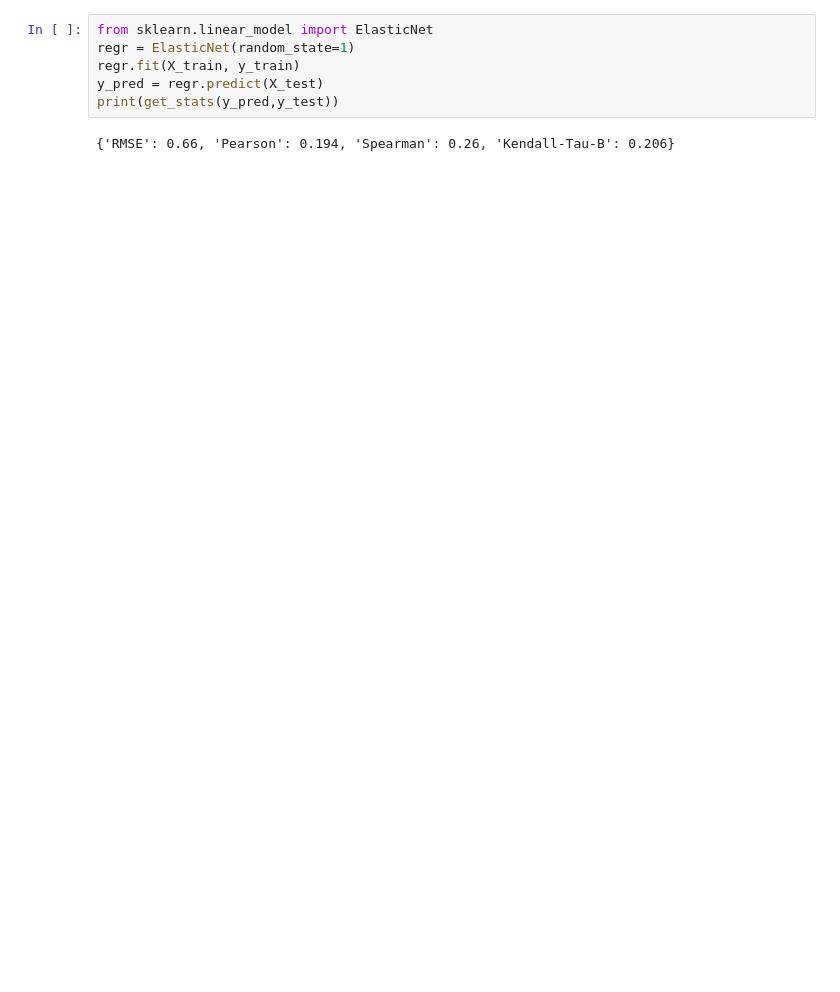
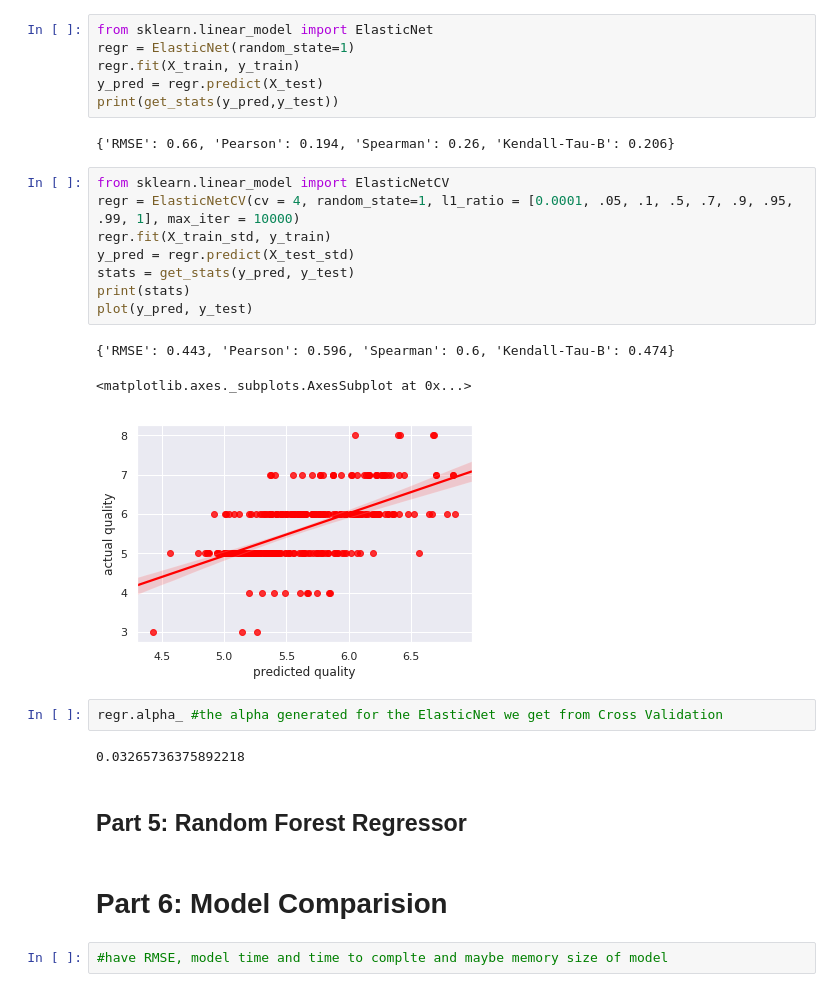
Before and after one commit to hbunker/tutorials, a Jupyter notebook: ML_tutorials/ML_Basics_I_Reg.ipynb, the cells around one changed output. Saved outputs shown, nothing was run; the diff lists cells and outputs as text; blank space fills up the shorter version.

Commit message:
Add files via upload
updated LASSO and other advanced linear models

```diff
--- a/ML_tutorials/ML_Basics_I_Reg.ipynb
+++ b/ML_tutorials/ML_Basics_I_Reg.ipynb
@@ -329,3 +333,25 @@ y_pred = regr.predict(X_test)
 print(get_stats(y_pred,y_test))
 # %% [output]
 {'RMSE': 0.66, 'Pearson': 0.194, 'Spearman': 0.26, 'Kendall-Tau-B': 0.206}
+# %%
+from sklearn.linear_model import ElasticNetCV
+regr = ElasticNetCV(cv = 4, random_state=1, l1_ratio = [0.0001, .05, .1, .5, .7, .9, .95, .99, 1], max_iter = 10000)
+regr.fit(X_train_std, y_train)
+y_pred = regr.predict(X_test_std)
+stats = get_stats(y_pred, y_test)
+print(stats)
+plot(y_pred, y_test)
+# %% [output]
+{'RMSE': 0.443, 'Pearson': 0.596, 'Spearman': 0.6, 'Kendall-Tau-B': 0.474}
+<matplotlib.axes._subplots.AxesSubplot at 0x...>
+[figure, added]
+# %%
+regr.alpha_ #the alpha generated for the ElasticNet we get from Cross Validation
+# %% [output]
+0.03265736375892218
+# %% [markdown]
+## Part 5: Random Forest Regressor
+# %% [markdown]
+# Part 6: Model Comparision
+# %%
+#have RMSE, model time and time to complte and maybe memory size of model
```
Also changed, not shown: parts of 6 cells of this notebook.
